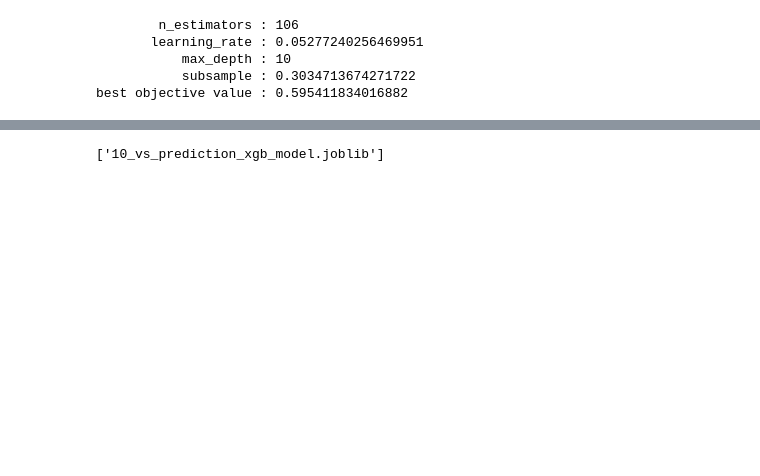
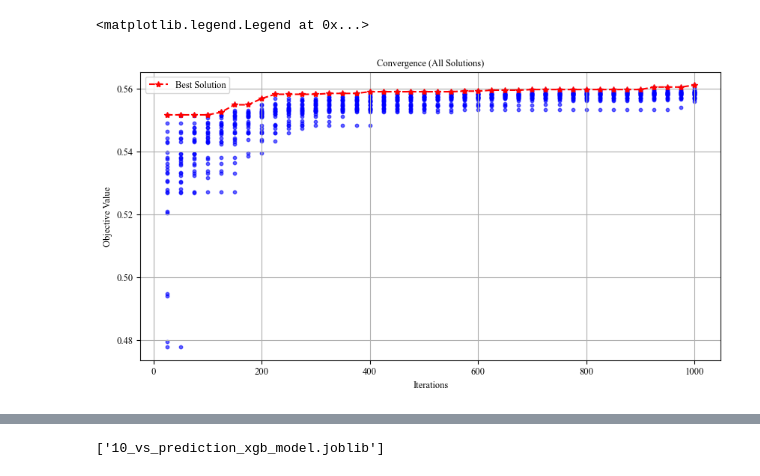
Before and after one commit to harifel/ISGSR25_DataDrivenSiteCharacterization, a Jupyter notebook: src/10_training_CPT_vs.ipynb, the cells around one changed output, grey strips where cells are left out. Cells and saved outputs as stored; diff of their text form; code cells hidden in the pictures; blank space fills up the shorter version.

```diff
--- a/src/10_training_CPT_vs.ipynb
+++ b/src/10_training_CPT_vs.ipynb
@@ -227,18 +251,30 @@ plot_param_importances(study)
-# %%
-hp = study.best_params
-
-for key, value in hp.items():
-    print(f"{key:>20s} : {value}")
-print(f"{'best objective value':>20s} : {study.best_value}")
-
-hp["verbosity"] = 0
-hp["objective"] = "reg:squarederror"
-hp["tree_method"] = "hist"
-hp["seed"] = RS
-hp["n_jobs"] = N_JOBS
-# %% [output]
-        n_estimators : 106
-       learning_rate : 0.05277240256469951
-           max_depth : 10
-           subsample : 0.3034713674271722
-best objective value : 0.595411834016882
+# %%
+n_evals = []
+all_opts = []
+
+# Collect the evaluations and all objective values for each iteration
+for e in res.history:
+    n_evals.append(e.evaluator.n_eval)
+    all_opts.append([sol.F for sol in e.pop])  # Collect all solutions' objectives
+
+all_opts = np.array(all_opts)*(-1)
+
+
+# Plotting
+plt.figure(figsize=(10, 5))
+# Plot each solution’s objective at each iteration
+for i, opt_values in enumerate(all_opts):
+    plt.scatter([n_evals[i]] * len(opt_values), opt_values, color='b', alpha=0.6, s=10)
+
+# Plot the best solution per iteration
+opt_best = np.array([e.opt[0].F for e in res.history]) * (-1)
+plt.plot(n_evals, opt_best, "--*", color='r', label='Best Solution')
+
+plt.title("Convergence (All Solutions)")
+plt.xlabel('Iterations')
+plt.ylabel('Objective Value')
+plt.grid()
+plt.legend()
+# %% [output]
+<matplotlib.legend.Legend at 0x...>
+[figure, added]
```
Also changed, not shown: parts of 14 cells of this notebook, 45 other files.
